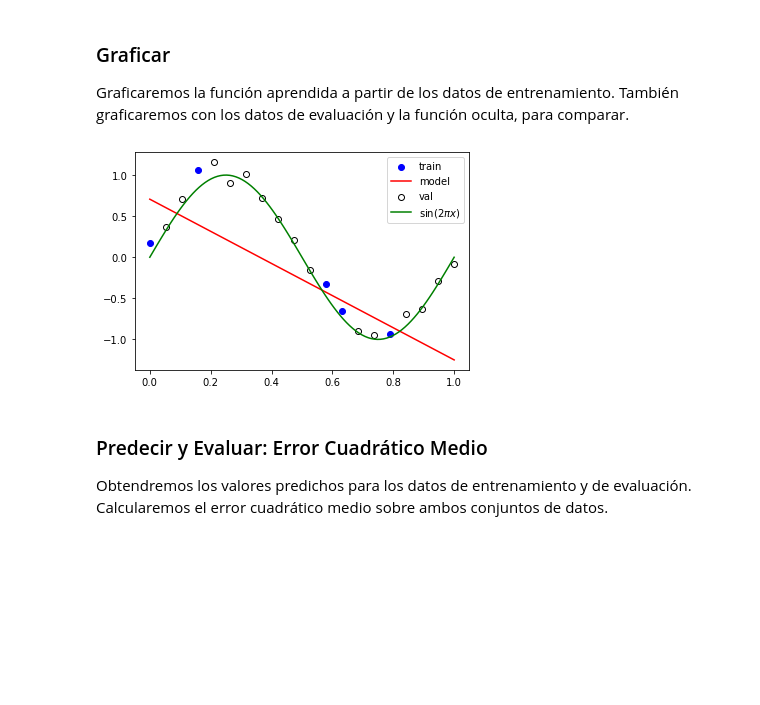
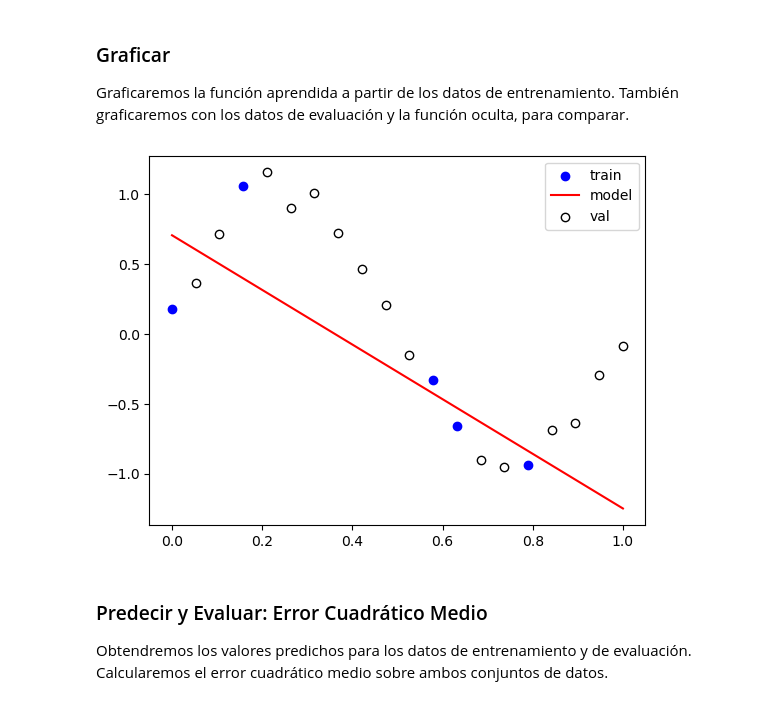
Before and after one commit to DiploDatos/IntroduccionAprendizajeAutomatico, a Jupyter notebook: 01 Regresion.ipynb, the cells around one changed output. Drawn from its saved outputs; the diff is of its cells as text; code cells hidden in the pictures; blank space fills up the shorter version.

```diff
--- a/01 Regresion.ipynb
+++ b/01 Regresion.ipynb
@@ -159,12 +159,12 @@ Graficaremos la función aprendida a partir de los datos de entrenamiento. Tambi
 # %%
 plt.scatter(X_train, y_train, color="blue", label="train")
 plt.plot(x, f(x, w), color="red", label="model")
 plt.scatter(X_val, y_val, color="white", edgecolor="k", label="val")
-plt.plot(x, f_x, color="green", label="$\sin(2\pi x)$")
+#plt.plot(x, f_x, color="green", label="$\sin(2\pi x)$")
 plt.legend()
 plt.show()
 # %% [output]
-[figure, old version]
+[figure, new version]
 # %% [markdown]
 ### Predecir y Evaluar: Error Cuadrático Medio
 
```
Also changed, not shown: parts of 9 cells of this notebook, 3 other files.
